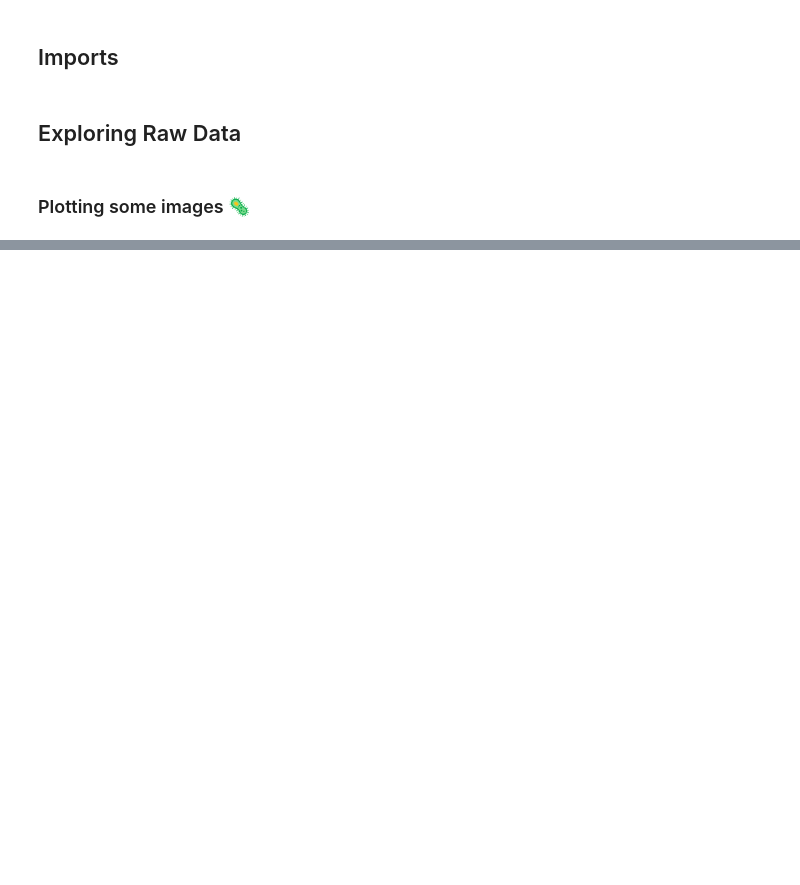
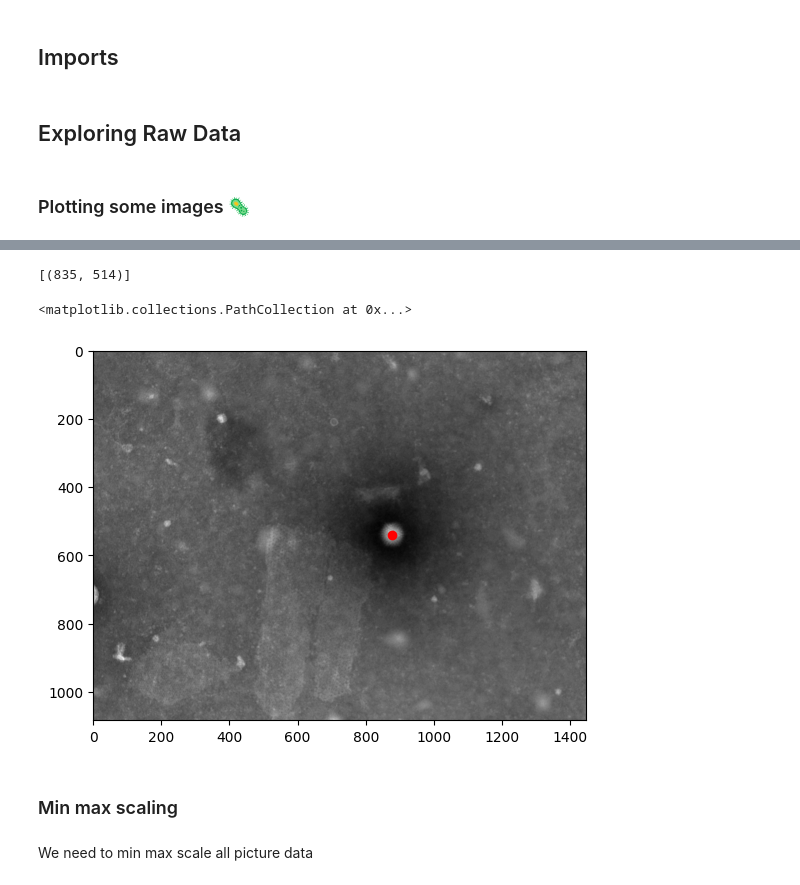
Before and after one commit to deep-disease-detection/ddd-ai, a Jupyter notebook: notebook/youssef_notebook.ipynb, the cells around one changed output, grey strips where cells are left out. Cells and saved outputs as stored; diff of their text form; code cells hidden in the pictures; blank space fills up the shorter version.

```diff
--- a/notebook/youssef_notebook.ipynb
+++ b/notebook/youssef_notebook.ipynb
@@ -30,0 +113,27 @@ plt.imshow(load_sample('Rift Valley'), cmap="gray")
+# %%
+particles = []
+
+with open(position_path) as f:
+    for i, l in enumerate(f.readlines()):
+        if l[0].isdigit() and i>1:
+            particles.append(tuple(int(d) for d in l.strip('\n').split(";")))
+# %%
+particles
+# %% [output]
+[(835, 514)]
+# %%
+#apply the transformation to the particle coordinates as well
+for i in range(len(particles)):
+    particles[i] = (particles[i][0]*float(tag_dict['Yscale'].replace(',','.')),
+                    particles[i][1]*float(tag_dict['Xscale'].replace(',','.')))
+# %%
+#show images
+plt.imshow(resized_img, cmap="gray")
+plt.scatter(x = [p[0] for p in particles], y = [p[1] for p in particles], c='r')
+# %% [output]
+<matplotlib.collections.PathCollection at 0x...>
+[figure, added]
+# %% [markdown]
+### Min max scaling
+# %% [markdown]
+We need to min max scale all picture data
```
Also changed, not shown: parts of 27 cells of this notebook.
